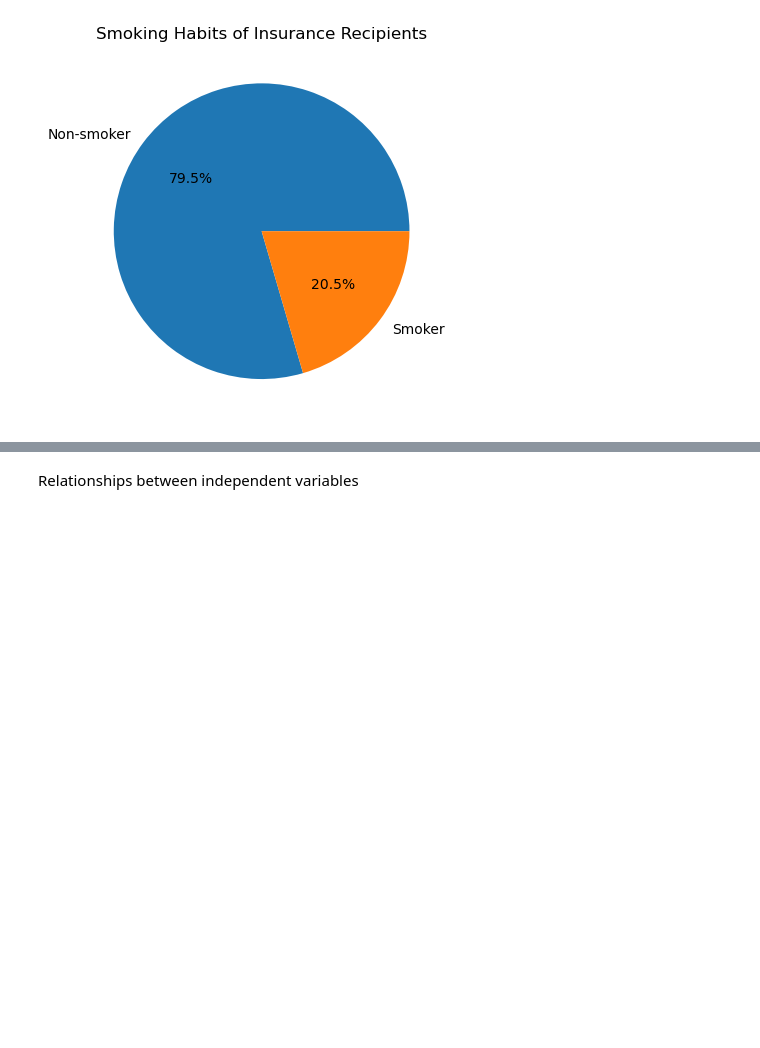
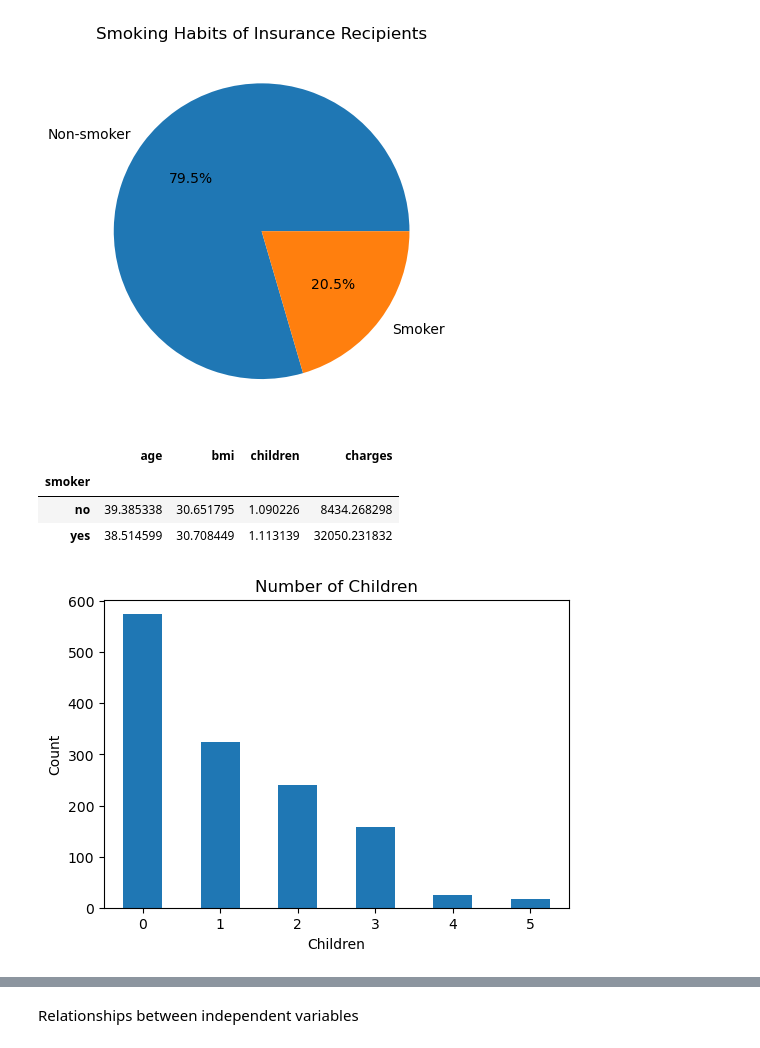
Before and after one commit to carolinefoshee/project-1, a Jupyter notebook: project1.ipynb, the cells around one changed output, grey strips where cells are left out. Saved outputs shown, nothing was run; the diff lists cells and outputs as text; code cells hidden in the pictures; blank space fills up the shorter version.

```diff
--- a/project1.ipynb
+++ b/project1.ipynb
@@ -93,11 +123,21 @@ plt.title("Smoking Habits of Insurance Recipients")
 plt.show()
 # %% [output]
 [figure]
+# %%
+#groupby smokers
+smoker_groupby = insurance_df.groupby("smoker").mean()
+smoker_groupby
+# %% [output]
+|  | age | bmi | children | charges |
+| smoker |  |  |  |  |
+| no | 39.385338 | 30.651795 | 1.090226 | 8434.268298 |
+| yes | 38.514599 | 30.708449 | 1.113139 | 32050.231832 |
 # %%
 # number of children bar chart
-drug_regimen_names=mouse_df["Drug Regimen"].unique()
-drug_regimen_counts=mouse_df["Drug Regimen"].value_counts()
-plt.bar(drug_regimen_names,drug_regimen_counts)
-plt.xlabel("Drug Regimen")
-plt.ylabel("# of Observed Mouse Timepoints")
+children_count=insurance_df["children"].value_counts().plot(kind="bar", figsize=(6,4), rot=0)
+plt.title("Number of Children")
+plt.xlabel("Children")
+plt.ylabel("Count")
 plt.show()
+# %% [output]
+[figure, added]
```
Also changed, not shown: parts of 12 cells of this notebook.
